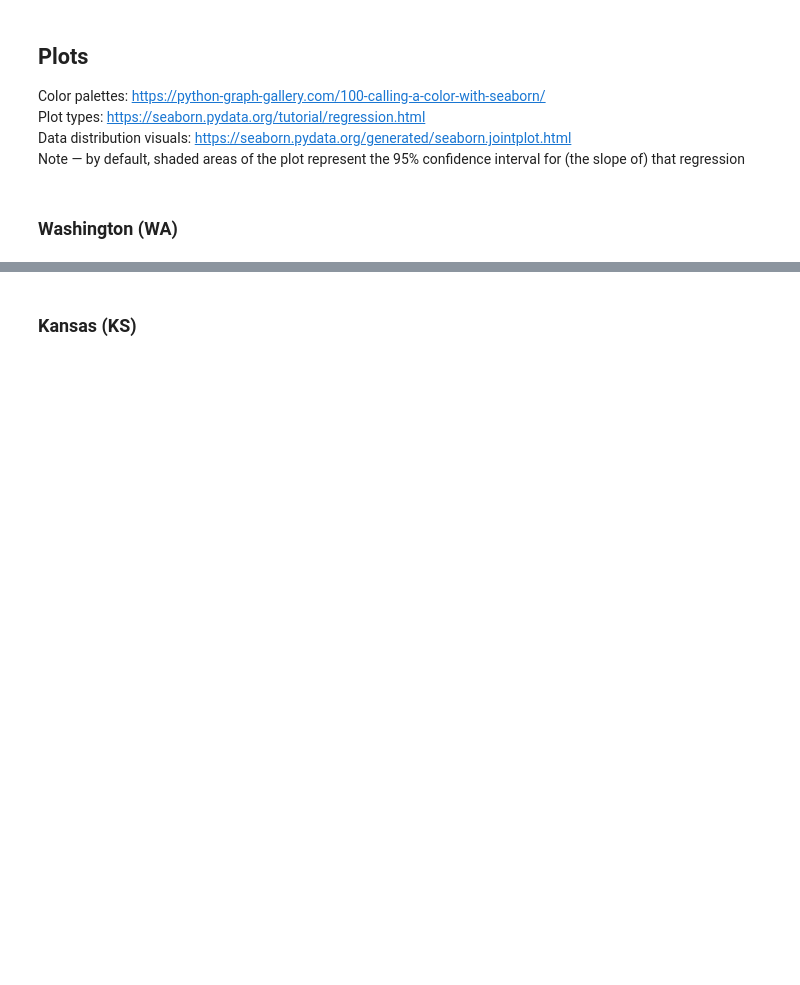
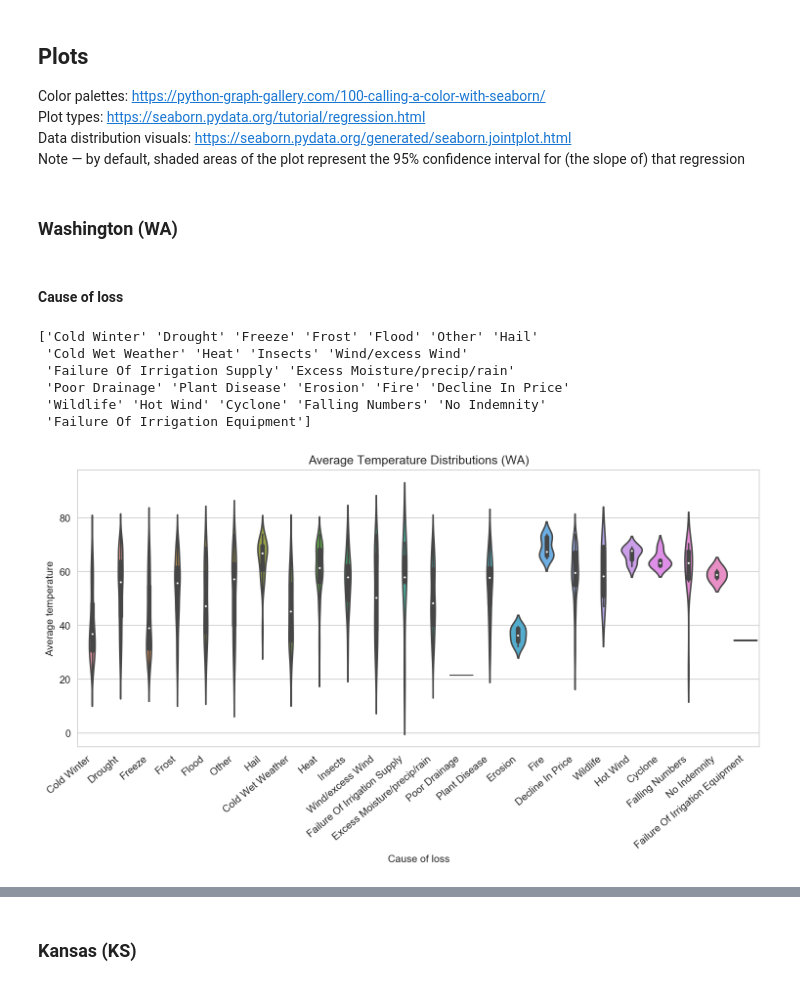
Before and after one commit to asmikumar/wheat-forecasting, a Jupyter notebook: climate_analyses.ipynb, the cells around one changed output, grey strips where cells are left out. Drawn from its saved outputs; the diff is of its cells as text; code cells hidden in the pictures; blank space fills up the shorter version.

```diff
--- a/climate_analyses.ipynb
+++ b/climate_analyses.ipynb
@@ -581,3 +548,33 @@ Data distribution visuals: https://seaborn.pydata.org/generated/seaborn.jointplo
 Note — by default, shaded areas of the plot represent the 95% confidence interval for (the slope of) that regression
 # %% [markdown]
 ### Washington (WA)
+# %%
+df_loss_Lincoln_clean = df_loss_Lincoln_merged.copy().dropna()
+df_loss_Okanogan_clean = df_loss_Okanogan_merged.copy().dropna()
+df_loss_Skagit_clean = df_loss_Skagit_merged.copy().dropna()
+df_loss_Spokane_clean = df_loss_Spokane_merged.copy().dropna()
+df_loss_Whitman_clean = df_loss_Whitman_merged.copy().dropna()
+
+df_loss_WA_clean = df_loss_WA.copy().dropna() # all counties
+# %% [markdown]
+#### Cause of loss
+# %%
+# Types of causes of loss
+print(df_loss_WA_clean['Cause of loss'].unique())
+# %% [output]
+['Cold Winter' 'Drought' 'Freeze' 'Frost' 'Flood' 'Other' 'Hail'
+ 'Cold Wet Weather' 'Heat' 'Insects' 'Wind/excess Wind'
+ 'Failure Of Irrigation Supply' 'Excess Moisture/precip/rain'
+ 'Poor Drainage' 'Plant Disease' 'Erosion' 'Fire' 'Decline In Price'
+ 'Wildlife' 'Hot Wind' 'Cyclone' 'Falling Numbers' 'No Indemnity'
+ 'Failure Of Irrigation Equipment']
+# %%
+sns.set_style("whitegrid")
+plt.figure(figsize=(12,5))
+violin_plot = sns.violinplot(x='Cause of loss', y='Avg_Temp', data=df_loss_WA_clean)
+violin_plot.set_xticklabels(violin_plot.get_xticklabels(), rotation=40, horizontalalignment='right')
+violin_plot.set(ylabel='Average temperature')
+plt.title('Average Temperature Distributions (WA)')
+plt.show()
+# %% [output]
+[figure, added]
```
Also changed, not shown: parts of 44 cells of this notebook, 17 other files.
